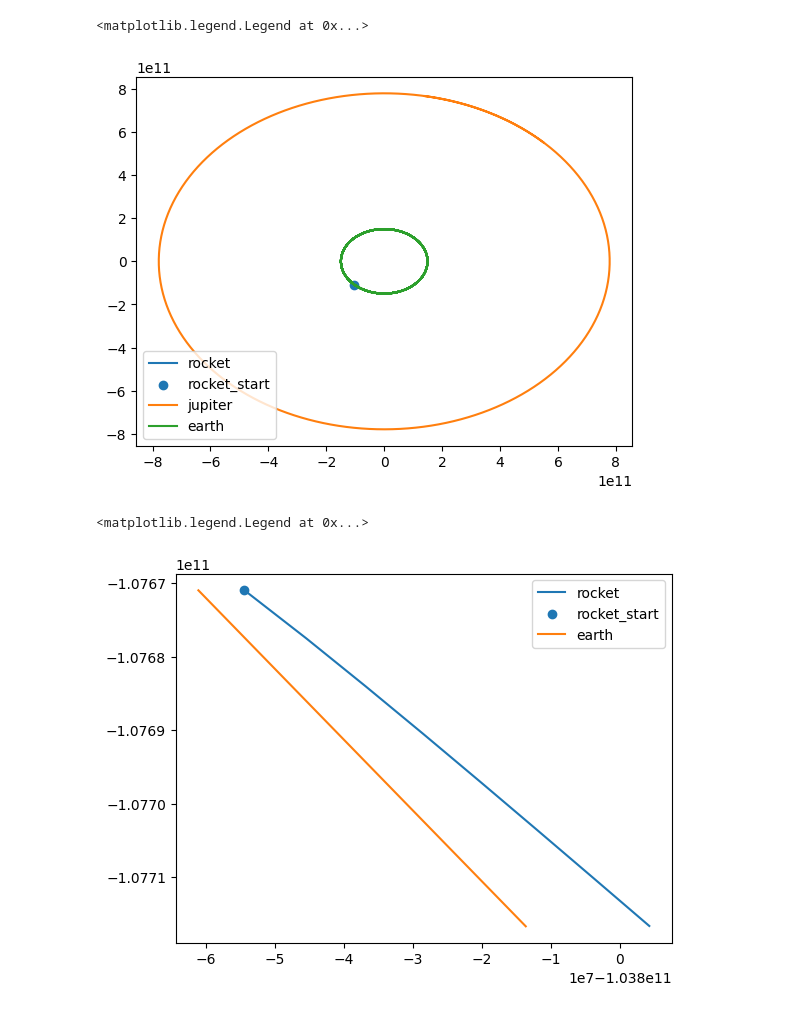
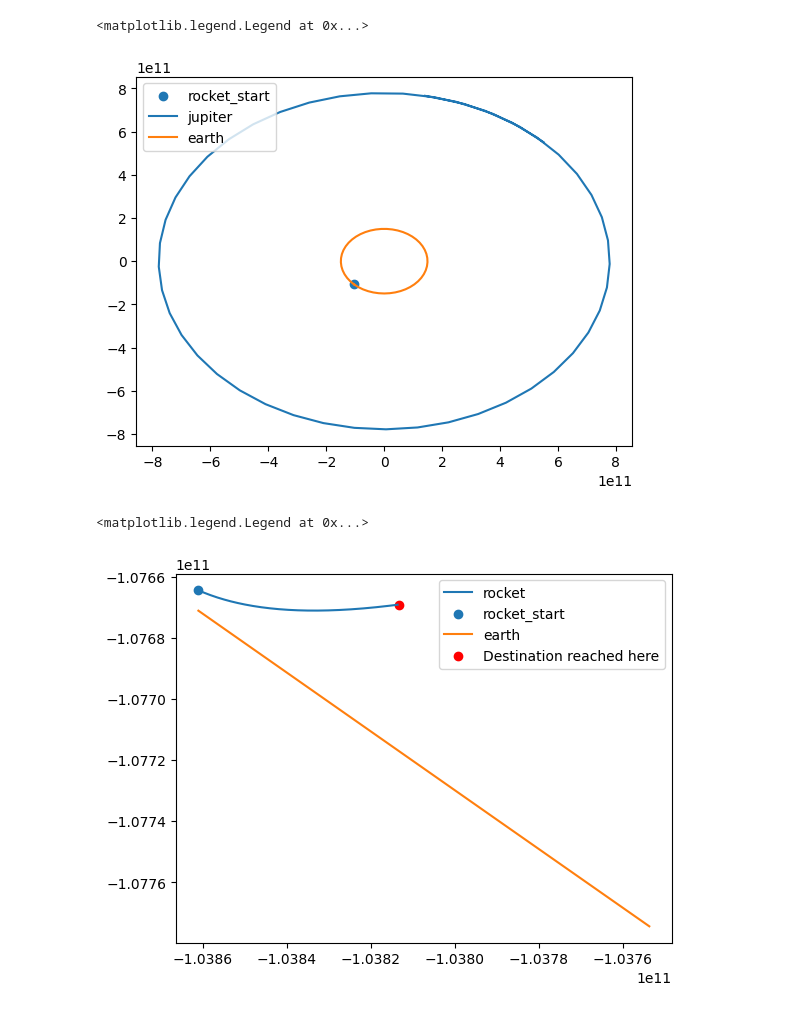
Before and after one commit to anirudhshankar99/ContinuousRL, a Jupyter notebook: Dynamics/demo_rocket.ipynb, the cells around one changed output. Cells and saved outputs as stored; diff of their text form; code cells hidden in the pictures.

Commit message:
sanity finally checked for rocket

```diff
--- a/Dynamics/demo_rocket.ipynb
+++ b/Dynamics/demo_rocket.ipynb
@@ -146,22 +203,27 @@ integrated_timesteps = len(orbit.y[0])
+# %%
+orbit = np.array(trajectory).transpose()
 # %%
 plot, axes = plt.subplots(1,1)
-axes.plot(orbit.y[0], orbit.y[1], label='rocket')
-axes.scatter(orbit.y[0,0], orbit.y[1,0], label='rocket_start')
-jupiter_orbit = env.planetary_models[1].get_position(t=np.linspace(0, 13 * Myr_to_s, orbit_timesteps))
+# axes.plot(orbit[0], orbit[1], label='rocket')
+axes.scatter(orbit[0,0], orbit[1,0], label='rocket_start')
+jupiter_orbit = env.planetary_models[1].get_position(t=np.linspace(13 * Myr_to_s / 1e6, orbit_timesteps))
 axes.plot(jupiter_orbit[0], jupiter_orbit[1], label='jupiter')
-earth_orbit = env.planetary_models[2].get_position(t=np.linspace(0, 13 * Myr_to_s, orbit_timesteps))
+earth_orbit = env.planetary_models[2].get_position(t=np.linspace(1 * Myr_to_s / 1e6, orbit_timesteps))
 axes.plot(earth_orbit[0], earth_orbit[1], label='earth')
 axes.legend()
 # %% [output]
 <matplotlib.legend.Legend at 0x...>
-[figure, old version]
+[figure, new version]
 # %%
 plot, axes = plt.subplots(1,1)
-axes.plot(orbit.y[0], orbit.y[1], label='rocket')
-axes.scatter(orbit.y[0,0], orbit.y[1,0], label='rocket_start')
-earth_orbit = env.planetary_models[2].get_position(t=np.linspace(0, orbit_duration, orbit_timesteps)[:integrated_timesteps])
+axes.plot(orbit[0], orbit[1], label='rocket')
+axes.scatter(orbit[0,0], orbit[1,0], label='rocket_start')
+earth_orbit = env.planetary_models[2].get_position(t=np.linspace(0, orbit_duration, orbit_timesteps))
 axes.plot(earth_orbit[0], earth_orbit[1], label='earth')
+if termination_status:
+    termination_message = 'Rocket captured here' if termination_status == 1 else 'Destination reached here'
+    axes.scatter(termination_y_events[0], termination_y_events[1], label=termination_message, c='r')
 axes.legend()
 # %% [output]
 <matplotlib.legend.Legend at 0x...>
-[figure, old version]
+[figure, new version]
```
Also changed, not shown: parts of 7 cells of this notebook, 3 other files.
